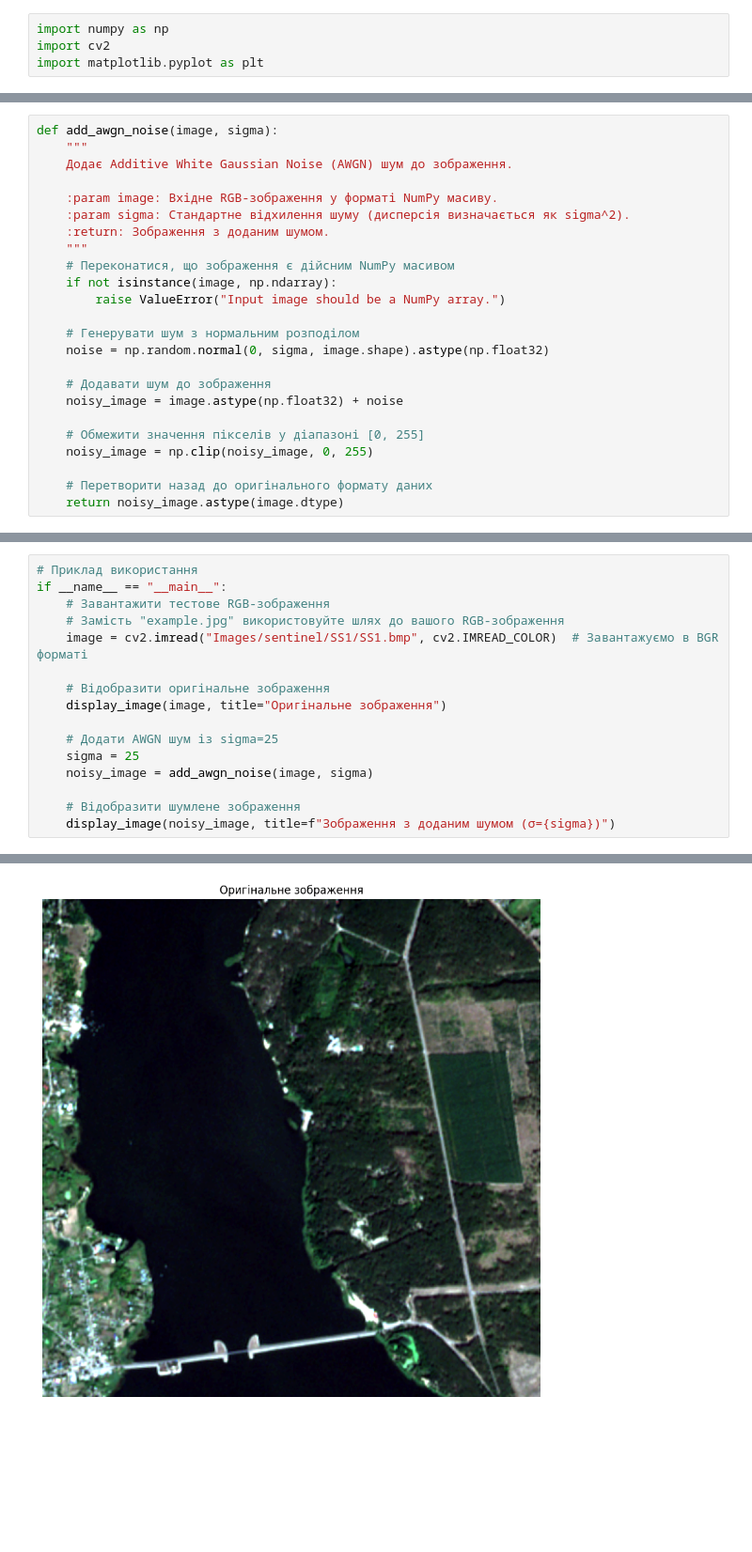
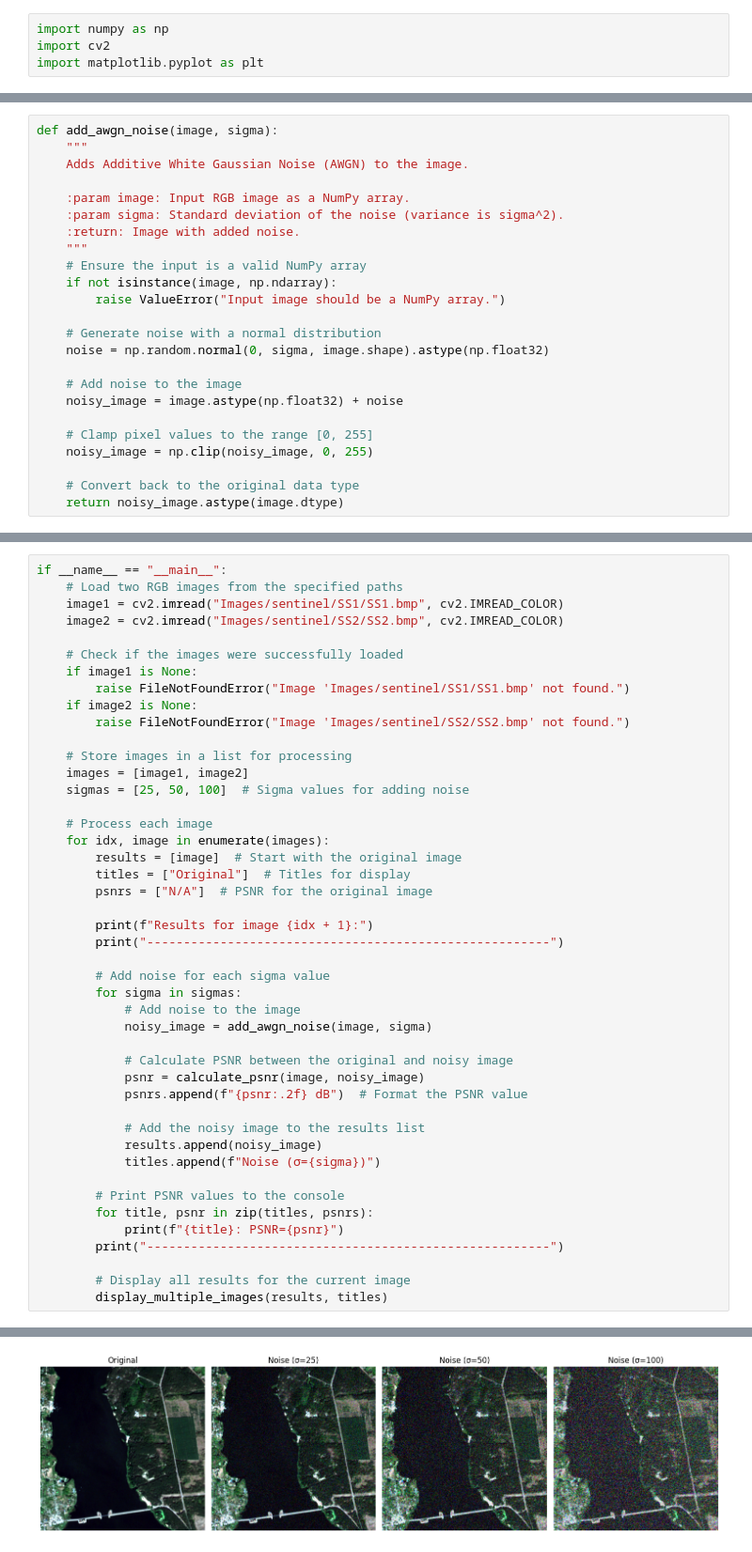
Before and after one commit to mbmoon/xgboost-classifiers, a Jupyter notebook: LBP+Color+XGBoost vs NN vs OOP.ipynb, the cells around one changed output, grey strips where cells are left out. Shown at 94% size. Saved outputs shown, nothing was run; the diff lists cells and outputs as text; blank space fills up the shorter version.

```diff
--- a/LBP+Color+XGBoost vs NN vs OOP.ipynb
+++ b/LBP+Color+XGBoost vs NN vs OOP.ipynb
@@ -29,24 +28,24 @@ warnings.filterwarnings('ignore')
 # %%
 def add_awgn_noise(image, sigma):
     """
-    Додає Additive White Gaussian Noise (AWGN) шум до зображення.
+    Adds Additive White Gaussian Noise (AWGN) to the image.
 
-    :param image: Вхідне RGB-зображення у форматі NumPy масиву.
-    :param sigma: Стандартне відхилення шуму (дисперсія визначається як sigma^2).
-    :return: Зображення з доданим шумом.
+    :param image: Input RGB image as a NumPy array.
+    :param sigma: Standard deviation of the noise (variance is sigma^2).
+    :return: Image with added noise.
     """
-    # Переконатися, що зображення є дійсним NumPy масивом
+    # Ensure the input is a valid NumPy array
     if not isinstance(image, np.ndarray):
         raise ValueError("Input image should be a NumPy array.")
 
-    # Генерувати шум з нормальним розподілом
+    # Generate noise with a normal distribution
     noise = np.random.normal(0, sigma, image.shape).astype(np.float32)
 
-    # Додавати шум до зображення
+    # Add noise to the image
     noisy_image = image.astype(np.float32) + noise
 
-    # Обмежити значення пікселів у діапазоні [0, 255]
+    # Clamp pixel values to the range [0, 255]
     noisy_image = np.clip(noisy_image, 0, 255)
 
-    # Перетворити назад до оригінального формату даних
+    # Convert back to the original data type
     return noisy_image.astype(image.dtype)
@@ -72,18 +102,47 @@ def display_image(image, title='', cmap=None):
     plt.show()
 # %%
-# Приклад використання
 if __name__ == "__main__":
-    # Завантажити тестове RGB-зображення
-    # Замість "example.jpg" використовуйте шлях до вашого RGB-зображення
-    image = cv2.imread("Images/sentinel/SS1/SS1.bmp", cv2.IMREAD_COLOR)  # Завантажуємо в BGR форматі
+    # Load two RGB images from the specified paths
+    image1 = cv2.imread("Images/sentinel/SS1/SS1.bmp", cv2.IMREAD_COLOR)
+    image2 = cv2.imread("Images/sentinel/SS2/SS2.bmp", cv2.IMREAD_COLOR)
 
-    # Відобразити оригінальне зображення
-    display_image(image, title="Оригінальне зображення")
+    # Check if the images were successfully loaded
+    if image1 is None:
+        raise FileNotFoundError("Image 'Images/sentinel/SS1/SS1.bmp' not found.")
+    if image2 is None:
+        raise FileNotFoundError("Image 'Images/sentinel/SS2/SS2.bmp' not found.")
 
-    # Додати AWGN шум із sigma=25
-    sigma = 25
-    noisy_image = add_awgn_noise(image, sigma)
+    # Store images in a list for processing
+    images = [image1, image2]
+    sigmas = [25, 50, 100]  # Sigma values for adding noise
 
-    # Відобразити шумлене зображення
-    display_image(noisy_image, title=f"Зображення з доданим шумом (σ={sigma})")
+    # Process each image
+    for idx, image in enumerate(images):
+        results = [image]  # Start with the original image
+        titles = ["Original"]  # Titles for display
+        psnrs = ["N/A"]  # PSNR for the original image
+
+        print(f"Results for image {idx + 1}:")
+        print("-------------------------------------------------------")
+
+        # Add noise for each sigma value
+        for sigma in sigmas:
+            # Add noise to the image
+            noisy_image = add_awgn_noise(image, sigma)
+
+            # Calculate PSNR between the original and noisy image
+            psnr = calculate_psnr(image, noisy_image)
+            psnrs.append(f"{psnr:.2f} dB")  # Format the PSNR value
+
+            # Add the noisy image to the results list
+            results.append(noisy_image)
+            titles.append(f"Noise (σ={sigma})")
+
+        # Print PSNR values to the console
+        for title, psnr in zip(titles, psnrs):
+            print(f"{title}: PSNR={psnr}")
+        print("-------------------------------------------------------")
+
+        # Display all results for the current image
+        display_multiple_images(results, titles)
 # %% [output]
@@ -90 +156 @@ if __name__ == "__main__":
-[figure, old version]
+[figure, new version]
```
Also changed, not shown: parts of 5 cells of this notebook.
